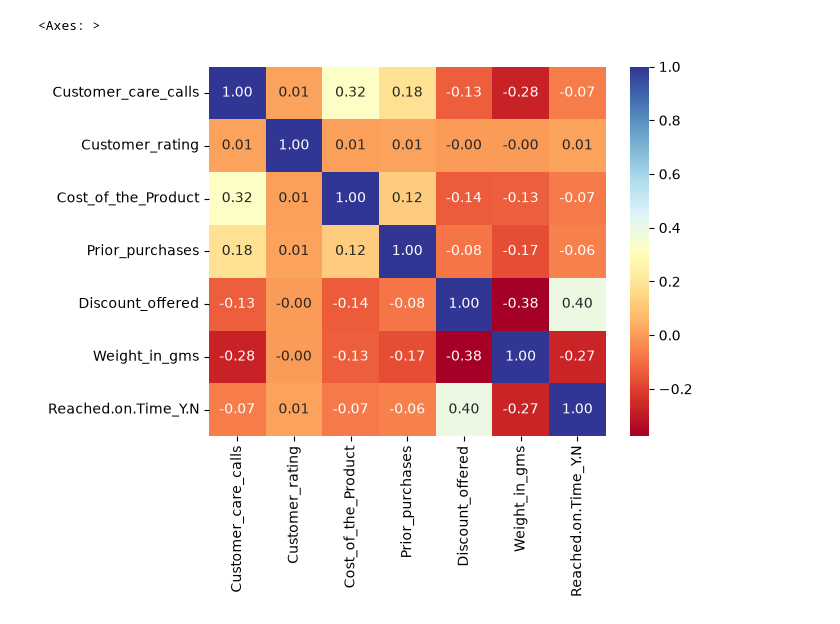
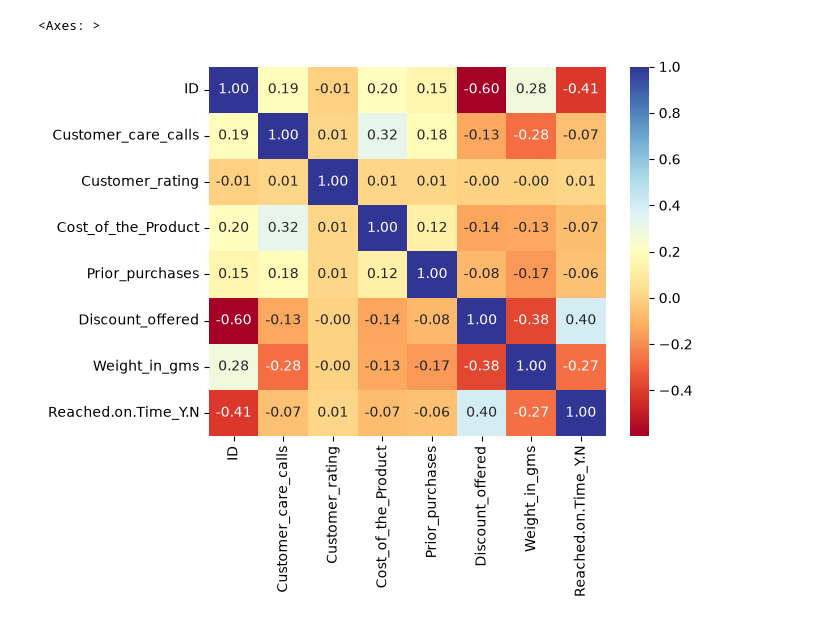
Before and after one commit to Kilskydiver/TransArbeit_DataS, a Jupyter notebook: praktikum_03/E_commerce_Transferarbeit.ipynb, the cells around one changed output. Cells and saved outputs as stored; diff of their text form; code cells hidden in the pictures.

```diff
--- a/praktikum_03/E_commerce_Transferarbeit.ipynb
+++ b/praktikum_03/E_commerce_Transferarbeit.ipynb
@@ -111,24 +233,0 @@ for i in df_data.columns[:-1]:
-# %%
-df = pd.read_csv('../ressourcen/Train.csv',
-                 sep=',',
-                 encoding='utf-8',
-                 decimal='.'
-                 )
-df_data = df.drop(columns=['ID'])
-
-for i in df_data.columns[:-1]:
-
-    plt.figure(figsize=(10, 5))
-    (
-        df_data.groupby(i)['Reached.on.Time_Y.N']
-        .value_counts(normalize=True)
-        .unstack(fill_value=0)
-        .mul(100)
-        .plot(kind='bar', alpha=0.5)
-    )
-    plt.legend(title='Reached on Time', labels=['Yes', 'No'])
-    plt.ylabel('Percentage')
-    plt.autoscale(enable=True, axis='x')
-    plt.bar_label(plt.gca().containers[0], fmt='%.1f%%', label_type='edge')
-    plt.title(i)
-    plt.show()
@@ -149,8 +297,8 @@ for i in df_data.columns[:-1]:
 # %%
 import seaborn as sns
 # Option 1: only numeric columns
-corr = df_data.select_dtypes(include=["number"]).corr()
+corr = df.select_dtypes(include=["number"]).corr()
 sns.heatmap(corr, annot=True, cmap='RdYlBu', fmt=".2f")
 # %% [output]
 <Axes: >
-[figure, old version]
+[figure, new version]
```
Also changed, not shown: parts of 17 cells of this notebook.
